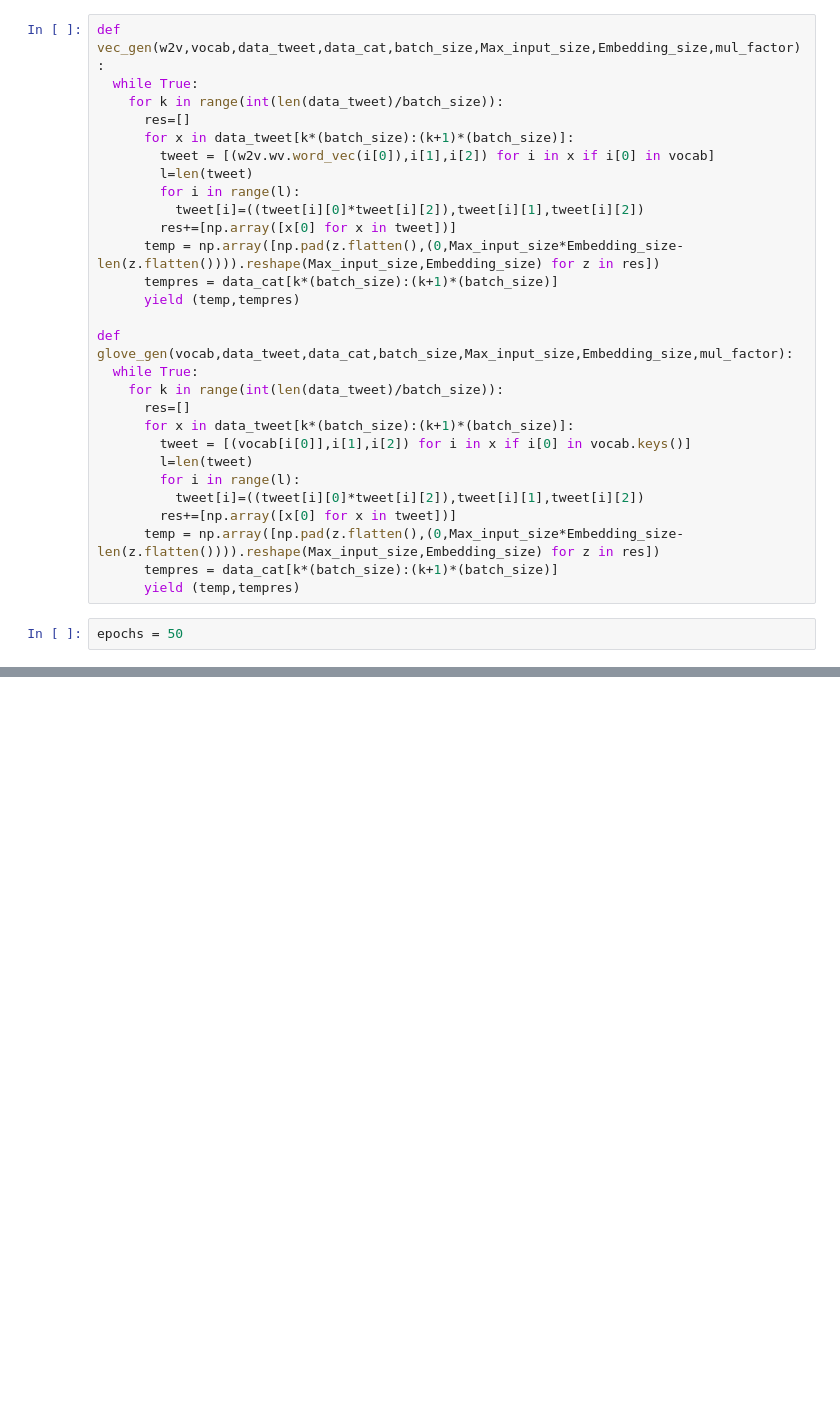
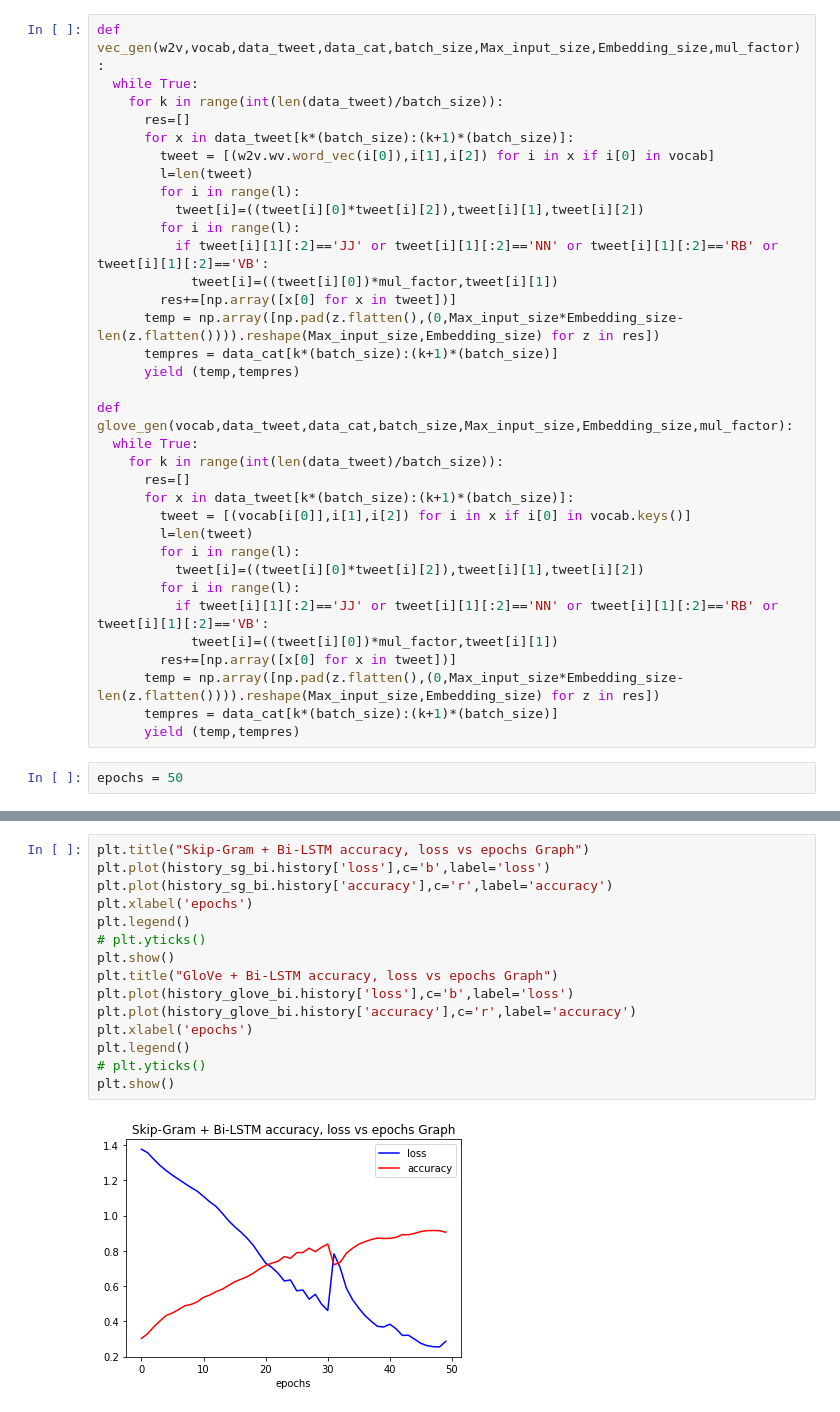
Before and after one commit to HPMkwn/InfluenceAnalysis, a Jupyter notebook: AllEmointnegpos.ipynb, the cells around one changed output, grey strips where cells are left out. Saved outputs shown, nothing was run; the diff lists cells and outputs as text; blank space fills up the shorter version.

```diff
--- a/AllEmointnegpos.ipynb
+++ b/AllEmointnegpos.ipynb
@@ -103,6 +116,9 @@ def vec_gen(w2v,vocab,data_tweet,data_cat,batch_size,Max_input_size,Embedding_si
         l=len(tweet)
         for i in range(l):
           tweet[i]=((tweet[i][0]*tweet[i][2]),tweet[i][1],tweet[i][2])
+        for i in range(l):
+          if tweet[i][1][:2]=='JJ' or tweet[i][1][:2]=='NN' or tweet[i][1][:2]=='RB' or tweet[i][1][:2]=='VB':
+            tweet[i]=((tweet[i][0])*mul_factor,tweet[i][1])
         res+=[np.array([x[0] for x in tweet])]
       temp = np.array([np.pad(z.flatten(),(0,Max_input_size*Embedding_size-len(z.flatten()))).reshape(Max_input_size,Embedding_size) for z in res])
       tempres = data_cat[k*(batch_size):(k+1)*(batch_size)]
@@ -117,6 +133,9 @@ def glove_gen(vocab,data_tweet,data_cat,batch_size,Max_input_size,Embedding_size
         l=len(tweet)
         for i in range(l):
           tweet[i]=((tweet[i][0]*tweet[i][2]),tweet[i][1],tweet[i][2])
+        for i in range(l):
+          if tweet[i][1][:2]=='JJ' or tweet[i][1][:2]=='NN' or tweet[i][1][:2]=='RB' or tweet[i][1][:2]=='VB':
+            tweet[i]=((tweet[i][0])*mul_factor,tweet[i][1])
         res+=[np.array([x[0] for x in tweet])]
       temp = np.array([np.pad(z.flatten(),(0,Max_input_size*Embedding_size-len(z.flatten()))).reshape(Max_input_size,Embedding_size) for z in res])
       tempres = data_cat[k*(batch_size):(k+1)*(batch_size)]
@@ -263,0 +453,17 @@ plt.show()
+# %%
+plt.title("Skip-Gram + Bi-LSTM accuracy, loss vs epochs Graph")
+plt.plot(history_sg_bi.history['loss'],c='b',label='loss')
+plt.plot(history_sg_bi.history['accuracy'],c='r',label='accuracy')
+plt.xlabel('epochs')
+plt.legend()
+# plt.yticks()
+plt.show()
+plt.title("GloVe + Bi-LSTM accuracy, loss vs epochs Graph")
+plt.plot(history_glove_bi.history['loss'],c='b',label='loss')
+plt.plot(history_glove_bi.history['accuracy'],c='r',label='accuracy')
+plt.xlabel('epochs')
+plt.legend()
+# plt.yticks()
+plt.show()
+# %% [output]
+[figure, added]
```
Also changed, not shown: parts of 13 cells of this notebook.
